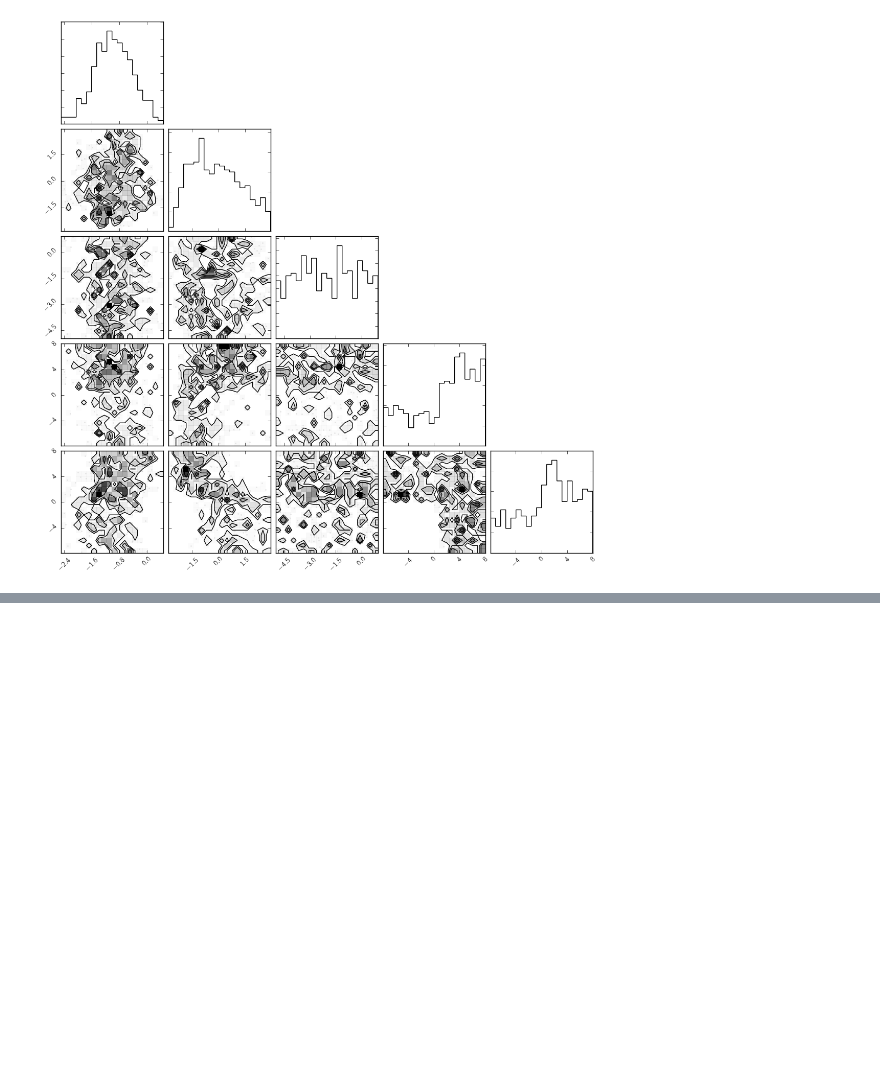
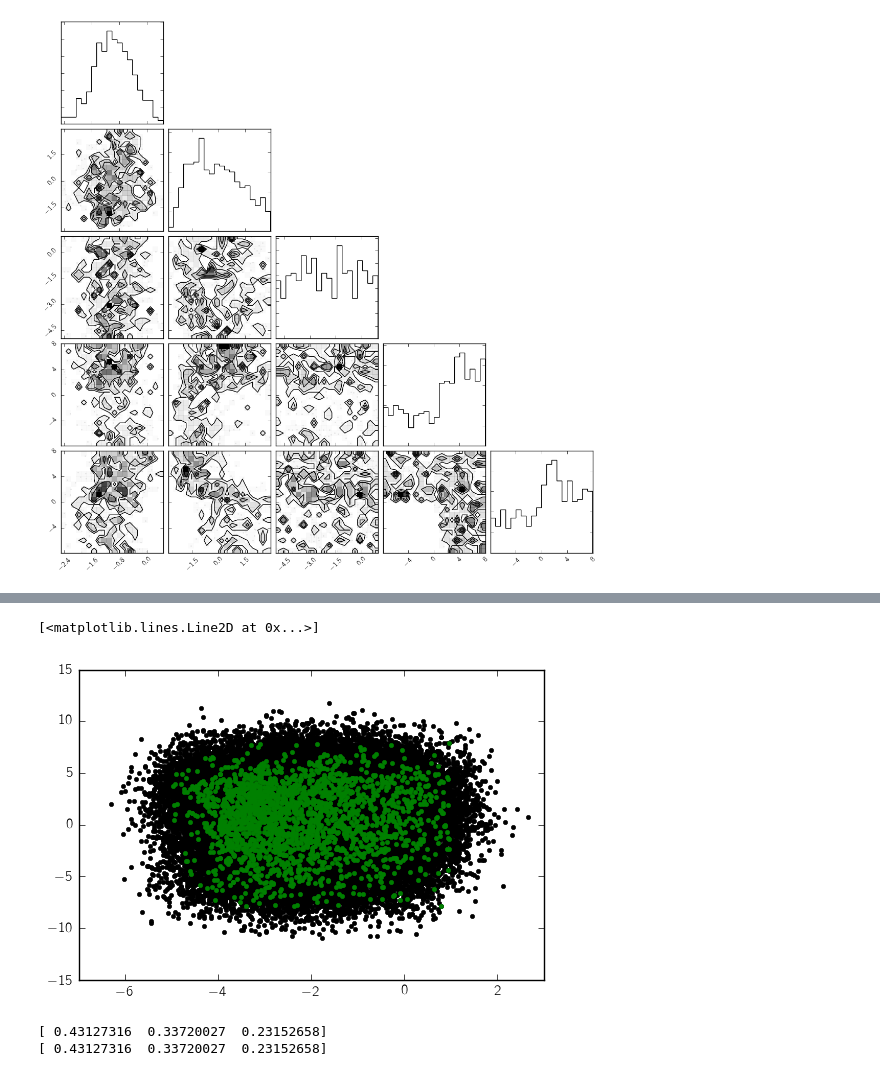
Before and after one commit to dfm/exoabc, a Jupyter notebook: exoplanet-demo.ipynb, the cells around one changed output, grey strips where cells are left out. Cells and saved outputs as stored; diff of their text form; code cells hidden in the pictures; blank space fills up the shorter version.

```diff
--- a/exoplanet-demo.ipynb
+++ b/exoplanet-demo.ipynb
@@ -166,0 +177,19 @@ corner.corner(new_params[new_inds], weights=weights);
+# %%
+plt.plot(new_x[2], new_x[3], ".k")
+x = new_params[new_inds]
+plt.plot(x[:, 2], x[:, 3], ".g")
+# %% [output]
+[<matplotlib.lines.Line2D at 0x...>]
+[figure, added]
+# %%
+new_model = PCA(1)
+new_model.fit(new_distances)
+w = np.abs(new_model.components_[0])
+print(w / np.sum(w))
+
+_, ev = np.linalg.eig(np.cov(new_distances, rowvar=False))
+w = np.abs(ev[:, 0])
+print(w / np.sum(w))
+# %% [output]
+[ 0.43127316  0.33720027  0.23152658]
+[ 0.43127316  0.33720027  0.23152658]
```
Also changed, not shown: parts of 26 cells of this notebook, 3 other files.
